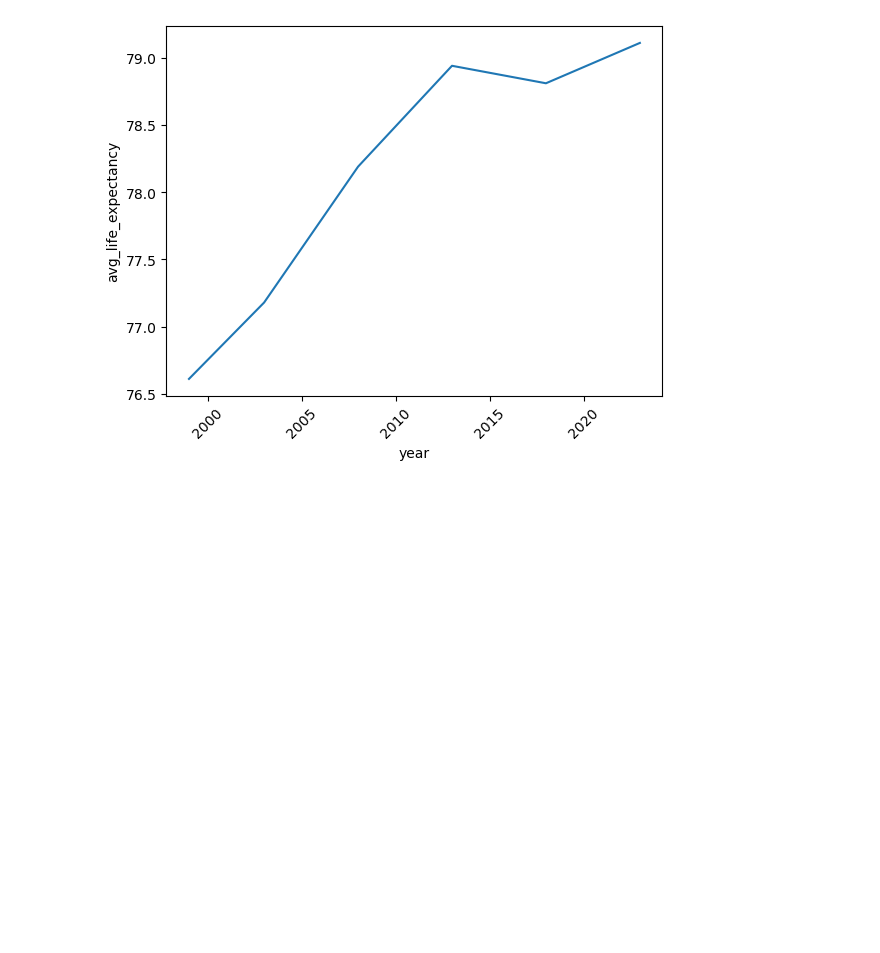
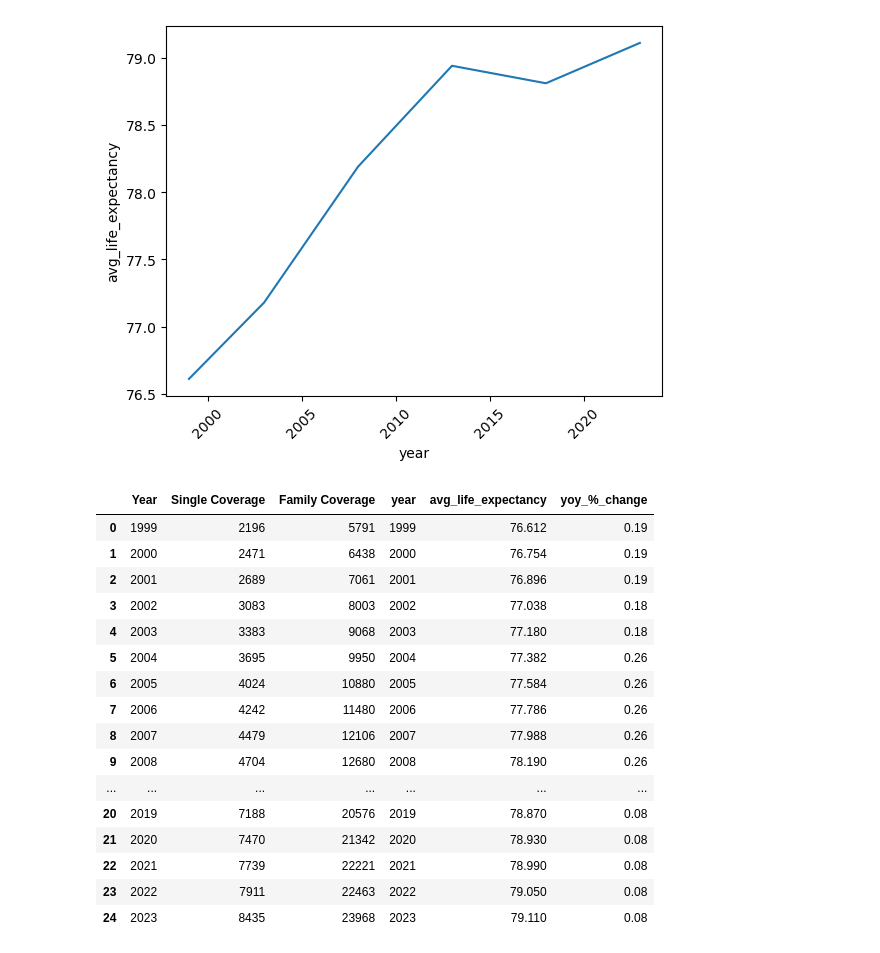
Before and after one commit to AndrewR321/Capstone, a Jupyter notebook: notebooks/Commercial Insurance Data.ipynb, the cells around one changed output. Cells and saved outputs as stored; diff of their text form; code cells hidden in the pictures; blank space fills up the shorter version.

```diff
--- a/notebooks/Commercial Insurance Data.ipynb
+++ b/notebooks/Commercial Insurance Data.ipynb
@@ -162,3 +194,24 @@ sns.lineplot(data=le, x='year', y='avg_life_expectancy', markers='o')
 plt.xticks(rotation=45);
 # %% [output]
 [figure]
+# %%
+inscost = pd.merge(cip, le, left_on ='Year', right_on ='year', how = 'inner')
+inscost
+# %% [output]
+|  | Year | Single Coverage | Family Coverage | year | avg_life_expectancy | yoy_%_change |
+| 0 | 1999 | 2196 | 5791 | 1999 | 76.612 | 0.19 |
+| 1 | 2000 | 2471 | 6438 | 2000 | 76.754 | 0.19 |
+| 2 | 2001 | 2689 | 7061 | 2001 | 76.896 | 0.19 |
+| 3 | 2002 | 3083 | 8003 | 2002 | 77.038 | 0.18 |
+| 4 | 2003 | 3383 | 9068 | 2003 | 77.180 | 0.18 |
+| 5 | 2004 | 3695 | 9950 | 2004 | 77.382 | 0.26 |
+| 6 | 2005 | 4024 | 10880 | 2005 | 77.584 | 0.26 |
+| 7 | 2006 | 4242 | 11480 | 2006 | 77.786 | 0.26 |
+| 8 | 2007 | 4479 | 12106 | 2007 | 77.988 | 0.26 |
+| 9 | 2008 | 4704 | 12680 | 2008 | 78.190 | 0.26 |
+| ... | ... | ... | ... | ... | ... | ... |
+| 20 | 2019 | 7188 | 20576 | 2019 | 78.870 | 0.08 |
+| 21 | 2020 | 7470 | 21342 | 2020 | 78.930 | 0.08 |
+| 22 | 2021 | 7739 | 22221 | 2021 | 78.990 | 0.08 |
+| 23 | 2022 | 7911 | 22463 | 2022 | 79.050 | 0.08 |
+| 24 | 2023 | 8435 | 23968 | 2023 | 79.110 | 0.08 |
```
Also changed, not shown: parts of 5 cells of this notebook, 2 other files.
